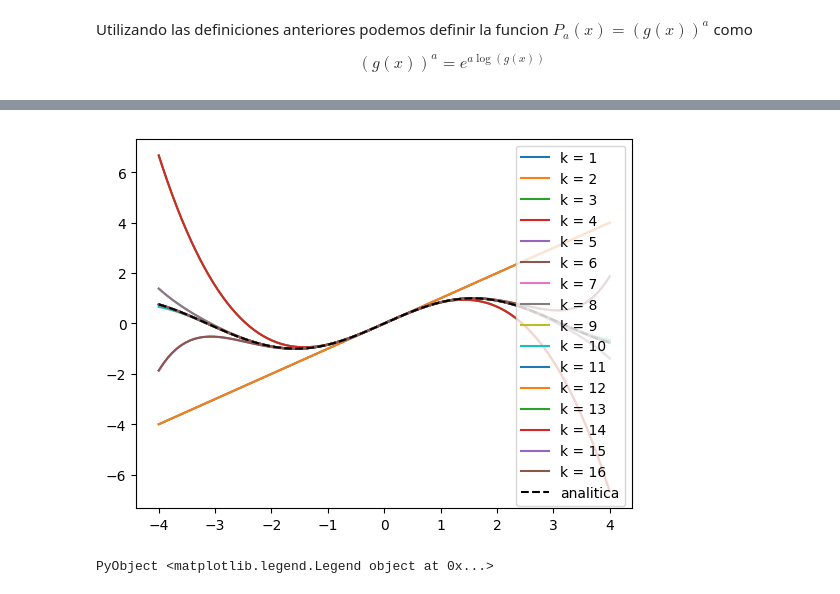
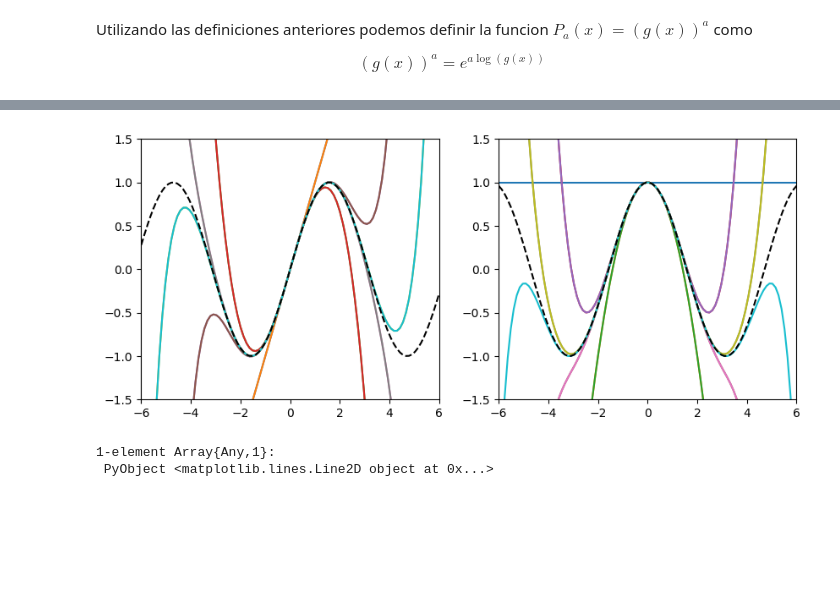
Before and after one commit to lbenet/2017-2_TSFisComputacional-1, a Jupyter notebook: tareas/Ruben/Tarea5.ipynb, the cells around one changed output, grey strips where cells are left out. Cells and saved outputs as stored; diff of their text form; code cells hidden in the pictures; blank space fills up the shorter version.

```diff
--- a/tareas/Ruben/Tarea5.ipynb
+++ b/tareas/Ruben/Tarea5.ipynb
@@ -350,18 +344,36 @@ cos (generic function with 12 methods)
 # %%
-x = linspace(-4, 4, 100)
-y = zeros(x)
+x = linspace(-6, 6, 100)
+y_s = zeros(x)
+y_c = zeros(x)
 x_ = Taylor([0.0, 1.0])
 
-for k = gradomax(x_):(gradomax(x_) + 15)
+fig = figure(figsize = (10, 4))
+
+ax = subplot(121)
+bx = subplot(122)
+
+ax[:set_xlim](-6, 6)
+ax[:set_ylim](-1.5, 1.5)
+bx[:set_xlim](-6, 6)
+bx[:set_ylim](-1.5, 1.5)
+
+for k = gradomax(x_):(gradomax(x_) + 9)
     x_ = prom(x_, k)
-    ec = sin(x_)
+    ecs = sin(x_)
+    ecc = cos(x_)
+
     for (i, j) = enumerate(x)
-        y[i] = evaluacion(ec, j)
+        y_s[i] = evaluacion(ecs, j)
+        y_c[i] = evaluacion(ecc, j)
+
     end
-    plot(x, y, label = "k = $(k - 1)")
+    ax[:plot](x, y_s, label = "k = $(k - 1)")
+    bx[:plot](x, y_c, label = "k = $(k - 1)")
+
 end
-plot(x, sin(x), "--", color = "black", label = "analitica")
-legend()
+ax[:plot](x, sin(x), "--", color = "black", label = "analitica")
+bx[:plot](x, cos(x), "--", color = "black", label = "analitica")
 # %% [output]
-[figure, old version]
+[figure, new version]
-PyObject <matplotlib.legend.Legend object at 0x...>
+1-element Array{Any,1}:
+ PyObject <matplotlib.lines.Line2D object at 0x...>
```
Also changed, not shown: parts of 5 cells of this notebook, 1 other file.
